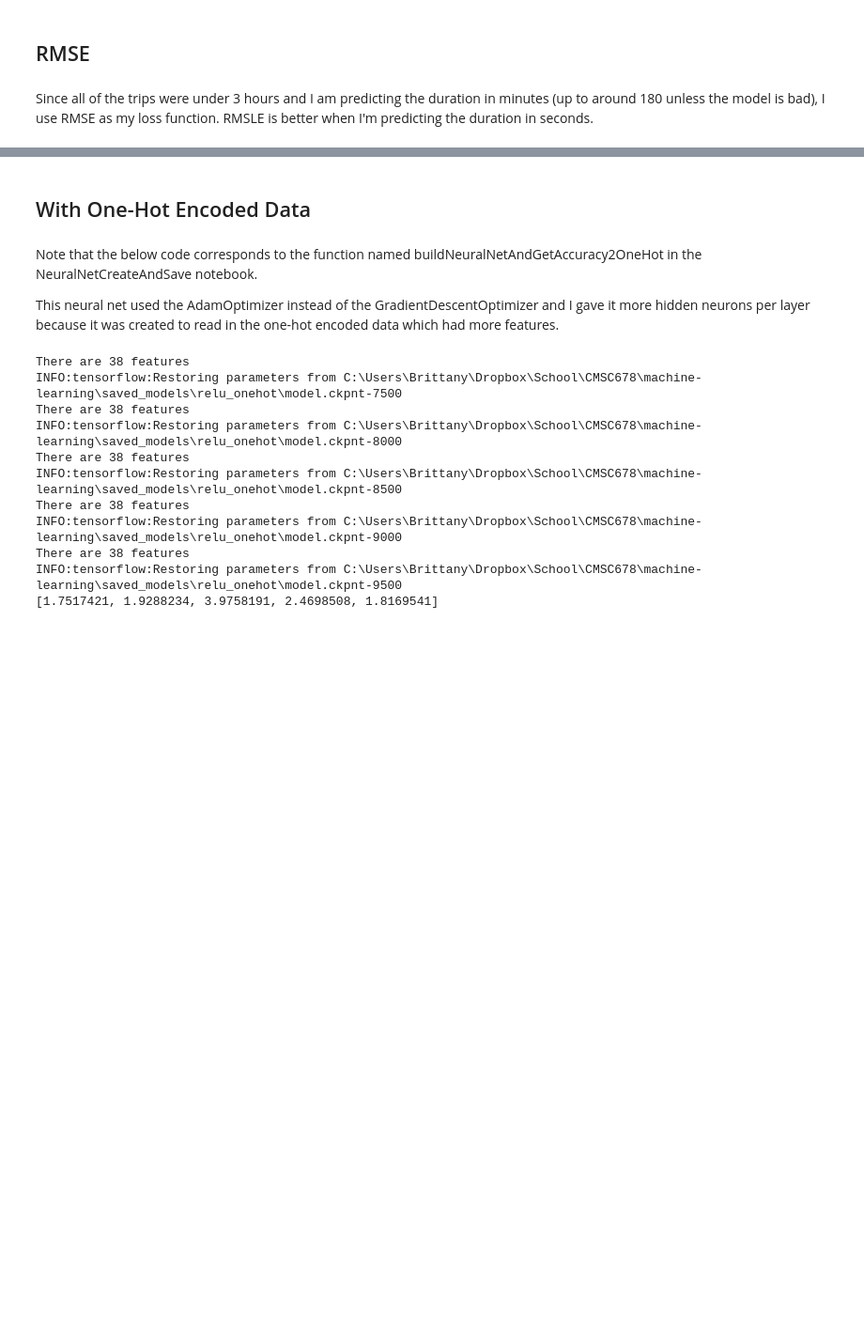
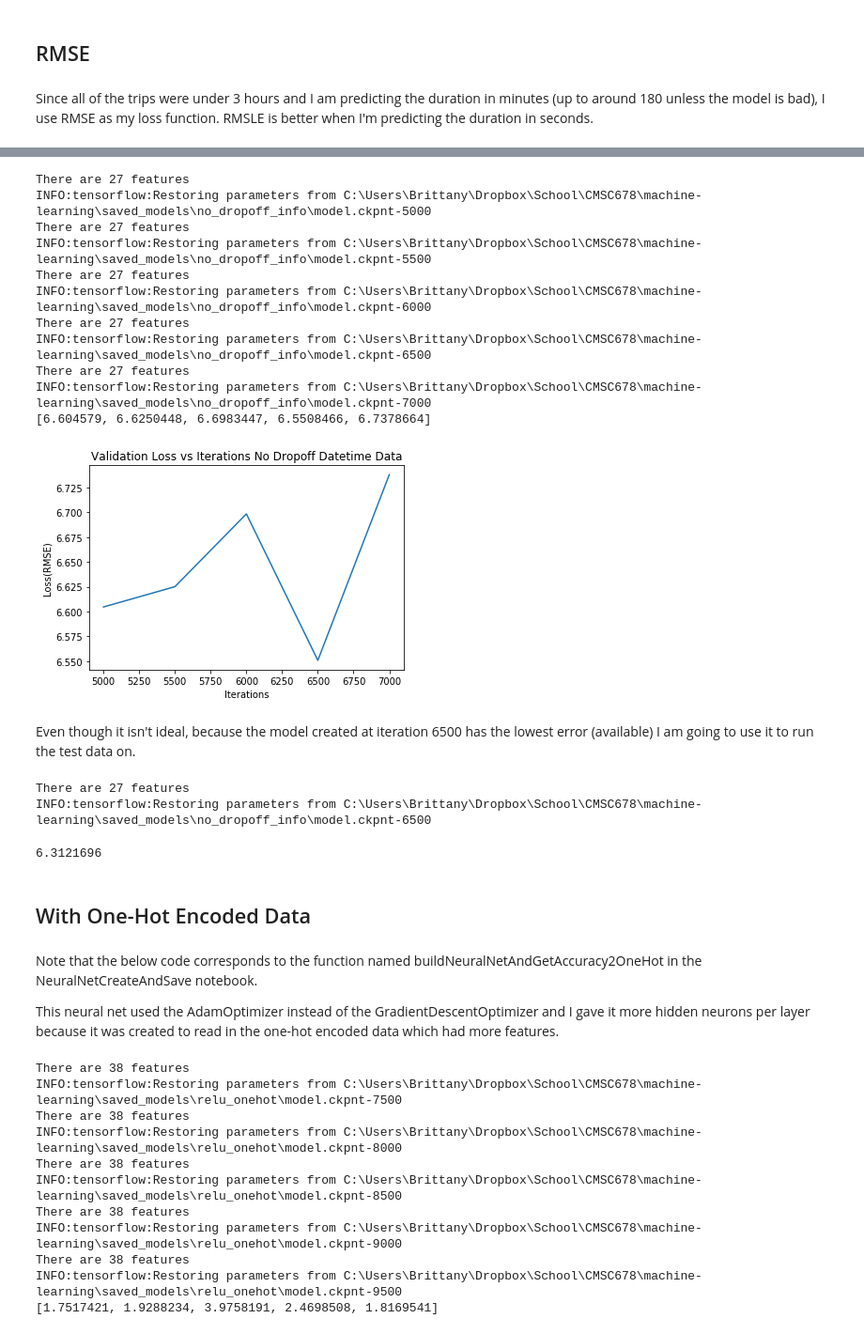
Before and after one commit to nichollsbr/machine-learning, a Jupyter notebook: NeuralNetAnalysis.ipynb, the cells around one changed output, grey strips where cells are left out. Shown at 94% size. Saved outputs shown, nothing was run; the diff lists cells and outputs as text; code cells hidden in the pictures; blank space fills up the shorter version.

```diff
--- a/NeuralNetAnalysis.ipynb
+++ b/NeuralNetAnalysis.ipynb
@@ -51,6 +52,25 @@ def oneHotEncodedData(orig_data, get_minutes = False):
     clean_data = clean_data.drop(labels = ["pickup_minute", "pickup_hour", "dropoff_minute", "dropoff_hour",
                                            "pickup_sunset", "pickup_sunrise", "dropoff_sunset", "dropoff_sunrise"], axis = 1)
     return (clean_data.values, labels)
+
+def oneHotEncodedDataDropDropoffMinuteOfDay(orig_data, get_minutes = False):
+    label_column = "trip_length_seconds"
+    if get_minutes:
+        label_column = "trip_length_minutes_rounded"
+    labels_array = orig_data[label_column].copy().values
+    labels = np.reshape(labels_array, (len(labels_array), 1))
+    clean_data = orig_data.drop(labels = ["lpep_pickup_datetime", "Lpep_dropoff_datetime", "dropoff_weekday", "dropoff_day",
+                                          "trip_length_seconds", "trip_length_minutes_rounded"], axis = 1)
+    clean_data = pd.get_dummies(clean_data, columns = ["pickup_weekday", "RateCodeID", "VendorID", "Trip_type "])
+    clean_data["pickup_minute_ofday"] = clean_data["pickup_minute"] + clean_data["pickup_hour"]*60
+#     clean_data["dropoff_minute_ofday"] = clean_data["dropoff_minute"] + clean_data["dropoff_hour"]*60
+    clean_data["pickup_sunset_inverse"] = clean_data["pickup_sunset"].map(lambda x: getInverseForSundata(x))
+    clean_data["pickup_sunrise_inverse"] = clean_data["pickup_sunrise"].map(lambda x: getInverseForSundata(x))
+#     clean_data["dropoff_sunset_inverse"] = clean_data["dropoff_sunset"].map(lambda x: getInverseForSundata(x))
+#     clean_data["dropoff_sunrise_inverse"] = clean_data["dropoff_sunrise"].map(lambda x: getInverseForSundata(x))
+    clean_data = clean_data.drop(labels = ["pickup_minute", "pickup_hour", "dropoff_minute", "dropoff_hour",
+                                           "pickup_sunset", "pickup_sunrise", "dropoff_sunset", "dropoff_sunrise"], axis = 1)
+    return (clean_data.values, labels)
 # %% [markdown]
 ## RMSE
 # %% [markdown]
@@ -57,0 +142,5 @@ Since all of the trips were under 3 hours and I am predicting the duration in mi
+# %%
+getMinutes = True
+training_data, training_labels = oneHotEncodedDataDropDropoffMinuteOfDay(training_data_load, getMinutes)
+validation_data, v_minutes_labels = oneHotEncodedDataDropDropoffMinuteOfDay(validation_data_load, getMinutes)
+test_data, test_minutes_labels = oneHotEncodedDataDropDropoffMinuteOfDay(test_data_load, getMinutes)
@@ -58,3 +214,44 @@ Since all of the trips were under 3 hours and I am predicting the duration in mi
+# %%
+modelNums = [5000, 5500, 6000, 6500, 7000]
+validation_accuracy = []
+
+for i in modelNums:
+    validation_accuracy.append(readAdamModel(validation_data, v_minutes_labels, i))
+print(validation_accuracy)
+
+fig = plt.figure()
+
+ax = fig.add_subplot(111)
+ax.set_title('Validation Loss vs Iterations No Dropoff Datetime Data')
+
+ax.set_xlabel('Iterations')
+ax.set_ylabel('Loss(RMSE)')
+
+ax.plot(modelNums, validation_accuracy)
+
+plt.savefig("paper/adamNoDropoff.png")
+plt.show()
+# %% [output]
+There are 27 features
+INFO:tensorflow:Restoring parameters from C:\Users\Brittany\Dropbox\School\CMSC678\machine-learning\saved_models\no_dropoff_info\model.ckpnt-5000
+There are 27 features
+INFO:tensorflow:Restoring parameters from C:\Users\Brittany\Dropbox\School\CMSC678\machine-learning\saved_models\no_dropoff_info\model.ckpnt-5500
+There are 27 features
+INFO:tensorflow:Restoring parameters from C:\Users\Brittany\Dropbox\School\CMSC678\machine-learning\saved_models\no_dropoff_info\model.ckpnt-6000
+There are 27 features
+INFO:tensorflow:Restoring parameters from C:\Users\Brittany\Dropbox\School\CMSC678\machine-learning\saved_models\no_dropoff_info\model.ckpnt-6500
+There are 27 features
+INFO:tensorflow:Restoring parameters from C:\Users\Brittany\Dropbox\School\CMSC678\machine-learning\saved_models\no_dropoff_info\model.ckpnt-7000
+[6.604579, 6.6250448, 6.6983447, 6.5508466, 6.7378664]
+[figure, added]
+# %% [markdown]
+Even though it isn't ideal, because the model created at iteration 6500 has the lowest error (available) I am going to use it to run the test data on.
+# %%
+readAdamModel(test_data, test_minutes_labels, 6500)
+# %% [output]
+There are 27 features
+INFO:tensorflow:Restoring parameters from C:\Users\Brittany\Dropbox\School\CMSC678\machine-learning\saved_models\no_dropoff_info\model.ckpnt-6500
+6.3121696
 # %% [markdown]
 ## With One-Hot Encoded Data
 # %% [markdown]
```
Also changed, not shown: parts of 18 cells of this notebook, 26 other files.
